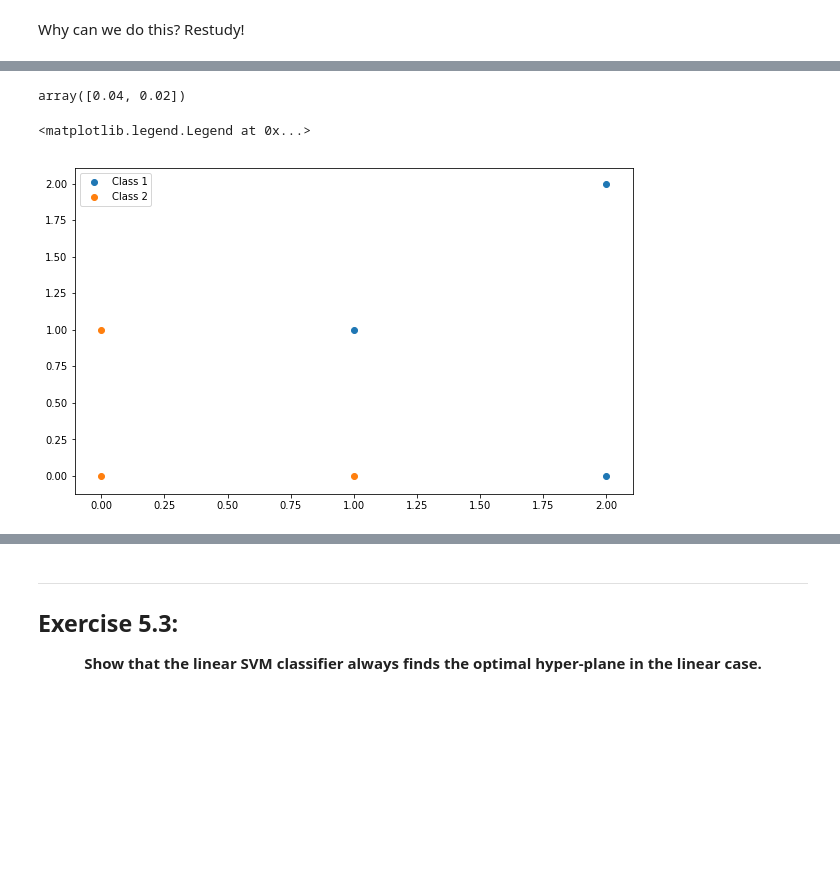
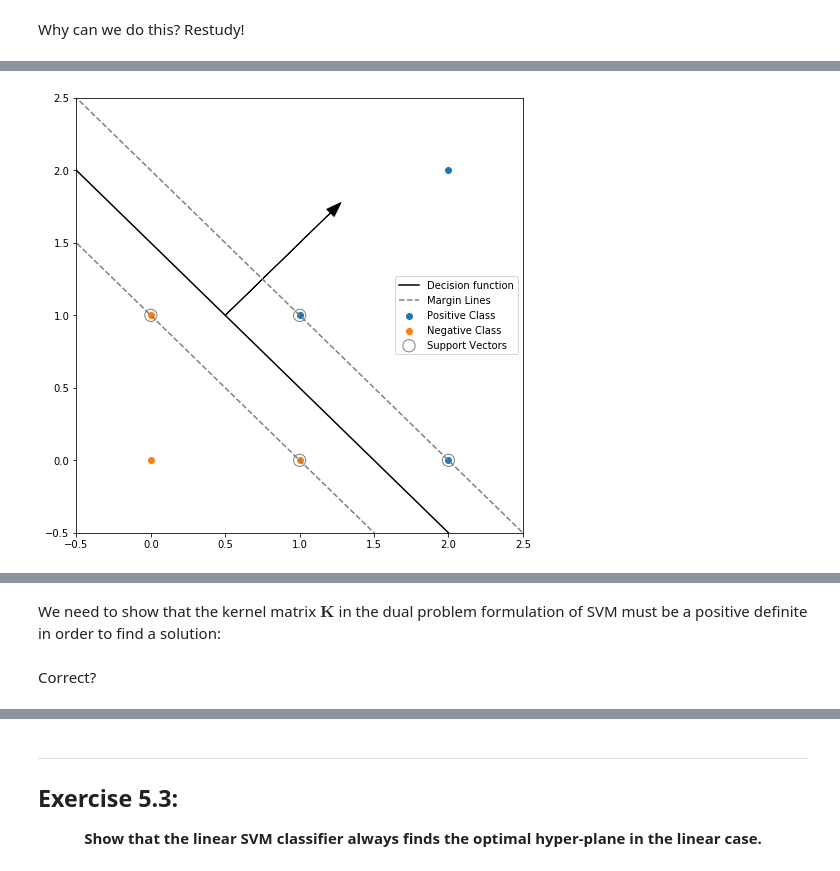
Before and after one commit to sheikhomar/opan, a Jupyter notebook: hw22.ipynb, the cells around one changed output, grey strips where cells are left out. Cells and saved outputs as stored; diff of their text form; code cells hidden in the pictures; blank space fills up the shorter version.

```diff
--- a/hw22.ipynb
+++ b/hw22.ipynb
@@ -117,6 +117,42 @@ Why can we do this? Restudy!
 ## Exercise 5.1
 
 <img src="figures/homework-22/exercise-5.1.png" width="600" />
+# %%
+def plot_svm(c1, c2, w, w_origin, margin, support_vectors, xlim=(-2, 2), ylim=(-2, 2)):
+    #fig, ax = utils.prepare_plot(c1[0,:], c1[1,:], xlimit=(-0.5, 2.5), ylimit=(-0.5, 2.5), figsize=(8,8))
+    fig, ax = plt.subplots(figsize=(8,8))
+    ax.set_xlim(xlim)
+    ax.set_ylim(ylim)
+    ax.scatter(c1[0,:], c1[1,:], label='Positive Class', )
+    ax.scatter(c2[0,:], c2[1,:], label='Negative Class')
+
+    coords = np.arange(-100, 100, 1)
+
+    # Draw decision function
+    x1_coords = (-(coords * w[1]) / w[0])  + w_origin[0]
+    x2_coords = (-(x1_coords * w[0]) / w[1]) + w_origin[1]
+    ax.plot(x1_coords, x2_coords, color='black', label='Decision function')
+
+    # Draw the margin
+    x1_coords = (-(coords * w[1]) / w[0])  + w_origin[0] + margin
+    x2_coords = (-(x1_coords * w[0]) / w[1]) + w_origin[1] + margin
+    ax.plot(x1_coords, x2_coords, color='grey', linestyle='dashed', label='Margin Lines')
+
+    x1_coords = (-(coords * w[1]) / w[0])  + w_origin[0] - margin
+    x2_coords = (-(x1_coords * w[0]) / w[1]) + w_origin[1] - margin
+    ax.plot(x1_coords, x2_coords, color='grey', linestyle='dashed')
+
+    # Draw the weight vector
+    arrow_x1 = 0.5
+    arrow_x2 = (-arrow_x1 * w[0] / w[1])  + w_origin[1]
+    w = w / np.linalg.norm(w)
+    ax.arrow(arrow_x1, arrow_x2, w[0], w[1], color='black', head_width=0.07, head_length=0.1)
+
+    ax.scatter(support_vectors[0,:], support_vectors[1,:],
+               facecolors='none', edgecolors='grey', s=150, label='Support Vectors')
+
+    ax.legend();
+    return None
 # %%
 c1 = np.array([[1, 2, 2],
                [1, 2, 0]])
@@ -184,17 +166,22 @@ plot_for_svm(classifier, X.T, y.T)
-# %%
-classifier.coef_[0]
-# %% [output]
-array([0.04, 0.02])
-# %%
-fig, ax = plt.subplots(figsize=(10, 6))
-ax.scatter(c1[0,:], c1[1,:], label="Class 1")
-ax.scatter(c2[0,:], c2[1,:], label="Class 2")
-ax.legend()
-# %% [output]
-<matplotlib.legend.Legend at 0x...>
-[figure, removed]
+# %%
+w = np.array([1.0, 1.0])
+w_origin = [1.5, 1.5]
+margin = 0.5
+support_vectors = np.array([[1, 0, 1, 2],
+                            [0, 1, 1, 0]])
+xlim = -0.5, 2.5
+ylim = -0.5, 2.5
+plot_svm(c1, c2, w, w_origin, margin, support_vectors, xlim, ylim)
+# %% [output]
+[figure, added]
 # %% [markdown]
 ---
 ## Exercise 5.2
 
 <img src="figures/homework-22/exercise-5.2.png" width="600" />
+# %% [markdown]
+We need to show that the kernel matrix $\mathbf{K}$ in the dual problem formulation of SVM must be a positive definite in order to find a solution:
+# %% [markdown]
+<div class="warning">
+Correct?
+<div>
```
Also changed, not shown: parts of 22 cells of this notebook, 13 other files.
